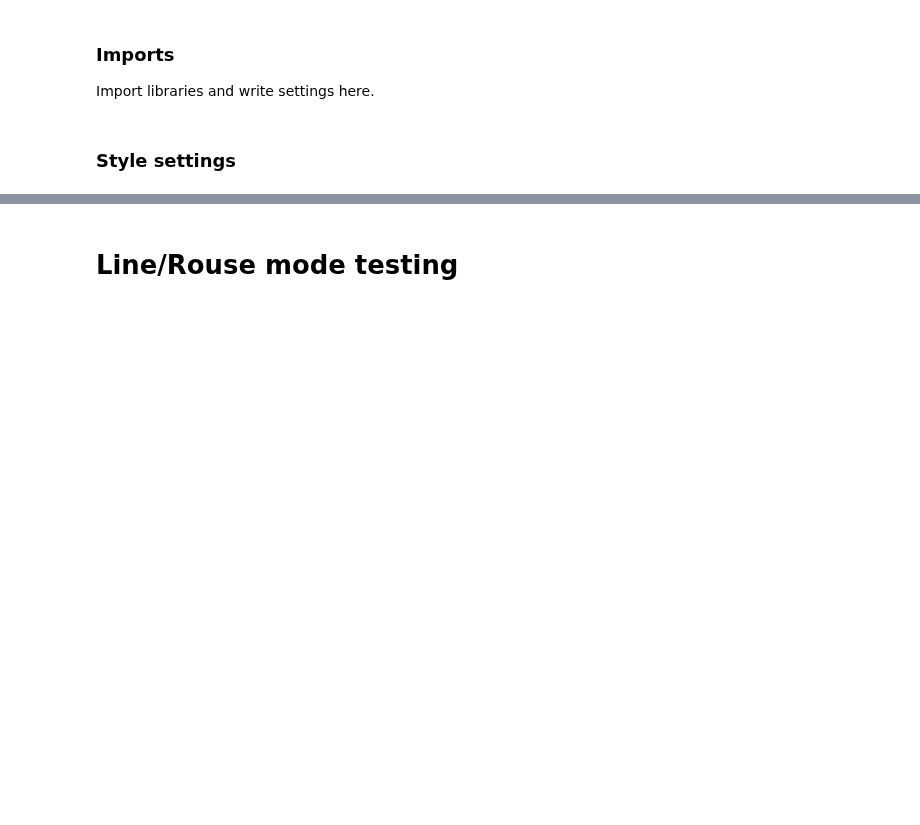
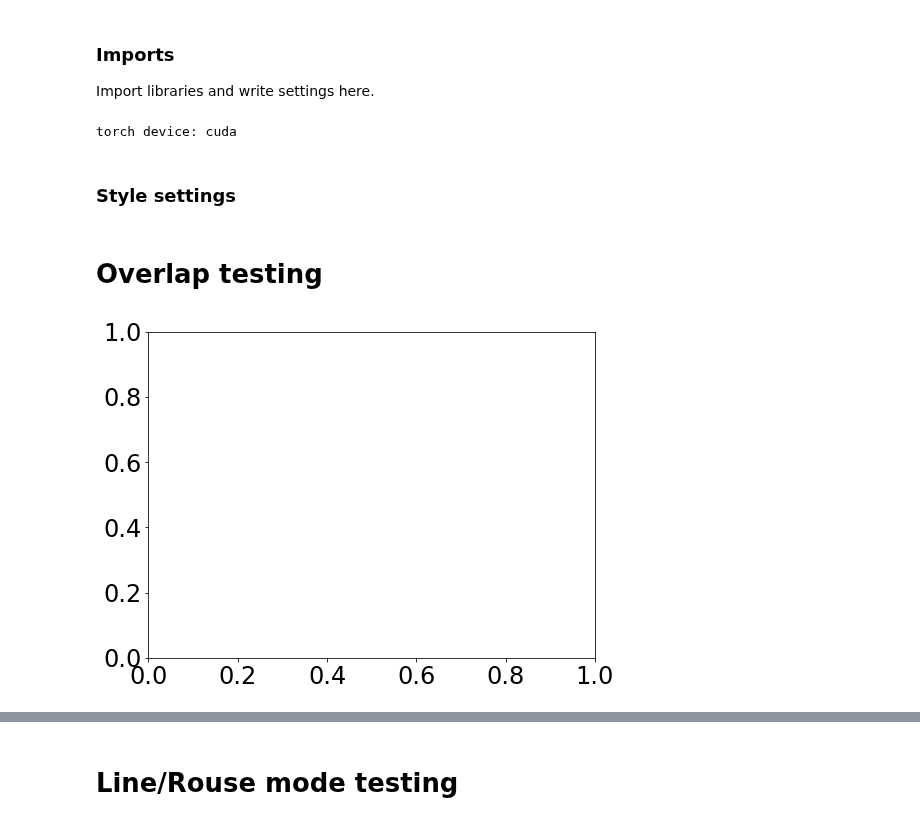
Before and after one commit to palladio11/aLENS_analysis, a Jupyter notebook: notebooks/02-Testing.ipynb, the cells around one changed output, grey strips where cells are left out. Saved outputs shown, nothing was run; the diff lists cells and outputs as text; code cells hidden in the pictures; blank space fills up the shorter version.

```diff
--- a/notebooks/02-Testing.ipynb
+++ b/notebooks/02-Testing.ipynb
@@ -18,6 +18,7 @@ InteractiveShell.ast_node_interactivity = 'all'
 if 'autoreload' not in ipython.extension_manager.loaded:
     %load_ext autoreload
 %autoreload 2
+from tqdm.notebook import tqdm
 
 # Basic useful imports
 import re
@@ -33,6 +34,10 @@ import numpy as np
 from scipy.optimize import curve_fit
 from scipy.special import erf
 from scipy.integrate import quad
+
+import torch
+device = torch.device("cuda" if torch.cuda.is_available() else "cpu")
+print(f'torch device: {device}')
 
 # Visualization
 import matplotlib as mpl
@@ -51,6 +56,8 @@ from alens_analysis.colormaps import register_cmaps
 ws_path = Path('/home/alamson/DATA/Chromatin/')
 mnt_path = Path.home() / 'projects/DATA/Chromatin/'
 ceph_path = Path.home() / 'ceph/DATA/Chromatin/'
+# %% [output]
+torch device: cuda
 # %% [markdown]
 ### Style settings
 # %%
@@ -91,3 +98,27 @@ def rsqr_val(func, x, y, popts):
     ss_res = np.sum(residuals**2)
     ss_tot = np.sum((y-np.mean(y))**2)
     return 1. - (ss_res / ss_tot)
+# %% [markdown]
+# Overlap testing
+# %%
+data_path = (
+    ceph_path / "CondCharPaper/22-08-12_aLchr1_scan6.4_line800_sticky55nm_eps1_5um_Ke5-200/simulations/Ke30/s1")
+ss_ind = 1200
+end_ind = None
+start_bead = 0
+end_bead = None
+
+# fig, axarr = plt.subplots(4, 1, figsize=(18, 12), sharex=True, sharey=True)
+fig, axarr = plt.subplots(1,1, figsize=(8, 6))
+with h5py.File(next(data_path.glob('analysis/*.h5')), 'r+') as h5_data:
+    time_arr = h5_data['time'][ss_ind:end_ind]
+    sy_dat = h5_data['raw_data/sylinders'][start_bead:end_bead,
+                                           :, ss_ind:end_ind]
+    com_arr = .5 * (sy_dat[:, 2:5, :] + sy_dat[:, 5:8, :])
+    tcom_arr = torch.from_numpy(com_arr).to(device)
+    dist_list = []
+    for n in tqdm(list(range(tcom_arr.size()[-1]))):
+        tsep_mat = (tcom_arr[:, None, :,n] - tcom_arr[None, :, :,n]).to(device).norm(dim=-1)
+        dist_list += torch.flatten(tsep_mat).tolist()
+# %% [output]
+[figure, added]
```
Also changed, not shown: parts of 4 cells of this notebook, 10 other files.
